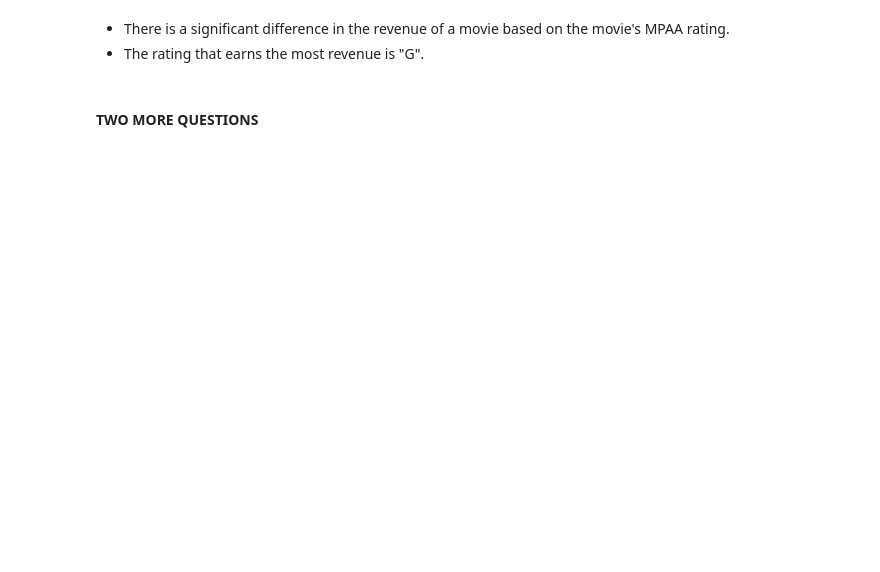
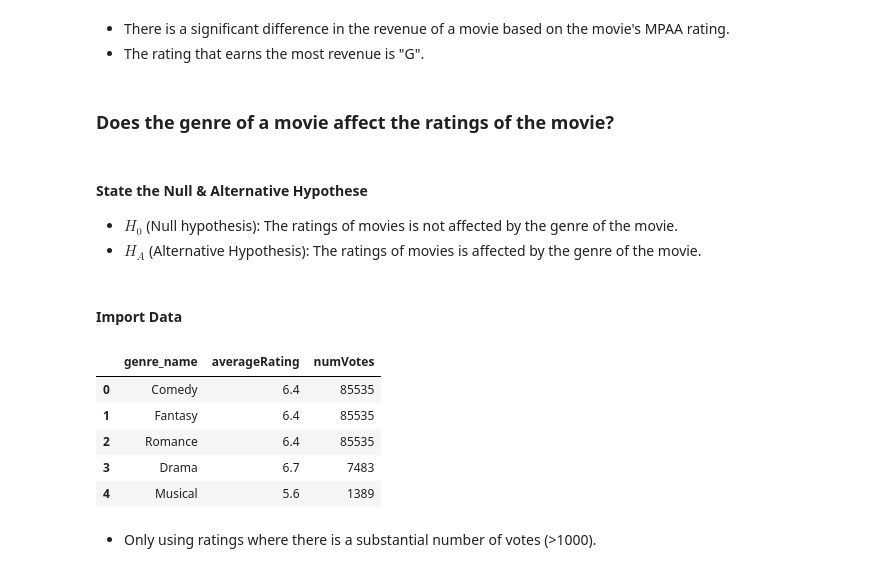
Before and after one commit to tschelli/Data-Enrichment-Project-3, a Jupyter notebook: Part 4 - Hypothesis Testing.ipynb, the cells around one changed output. Saved outputs shown, nothing was run; the diff lists cells and outputs as text; code cells hidden in the pictures; blank space fills up the shorter version.

```diff
--- a/Part 4 - Hypothesis Testing.ipynb
+++ b/Part 4 - Hypothesis Testing.ipynb
@@ -505,5 +502,30 @@ sns.barplot(data=df, x='certification', y = 'revenue');
 # %% [markdown]
 - There is a significant difference in the revenue of a movie based on the movie's MPAA rating.
 - The rating that earns the most revenue is "G".
-# %% [markdown]
-#### TWO MORE QUESTIONS
+# %% [markdown]
+### Does the genre of a movie affect the ratings of the movie?
+# %% [markdown]
+#### State the Null & Alternative Hypothese
+- $H_0$ (Null hypothesis): The ratings of movies is not affected by the genre of the movie.
+- $H_A$ (Alternative Hypothesis): The ratings of movies is affected by the genre of the movie.
+# %% [markdown]
+#### Import Data
+# %%
+#Use an SQL query to create a dataframe
+q = """SELECT genres.genre_name, title_ratings.averageRating, title_ratings.numVotes
+FROM title_ratings
+JOIN title_genres ON title_ratings.tconst = title_genres.tconst
+JOIN genres ON title_genres.genre_id = genres.genre_id
+WHERE title_ratings.numVotes > 1000"""
+df = pd.read_sql(q, engine)
+
+df.head()
+# %% [output]
+|  | genre_name | averageRating | numVotes |
+| 0 | Comedy | 6.4 | 85535 |
+| 1 | Fantasy | 6.4 | 85535 |
+| 2 | Romance | 6.4 | 85535 |
+| 3 | Drama | 6.7 | 7483 |
+| 4 | Musical | 5.6 | 1389 |
+# %% [markdown]
+- Only using ratings where there is a substantial number of votes (>1000).
```
Also changed, not shown: parts of 58 cells of this notebook, 36 other files.
